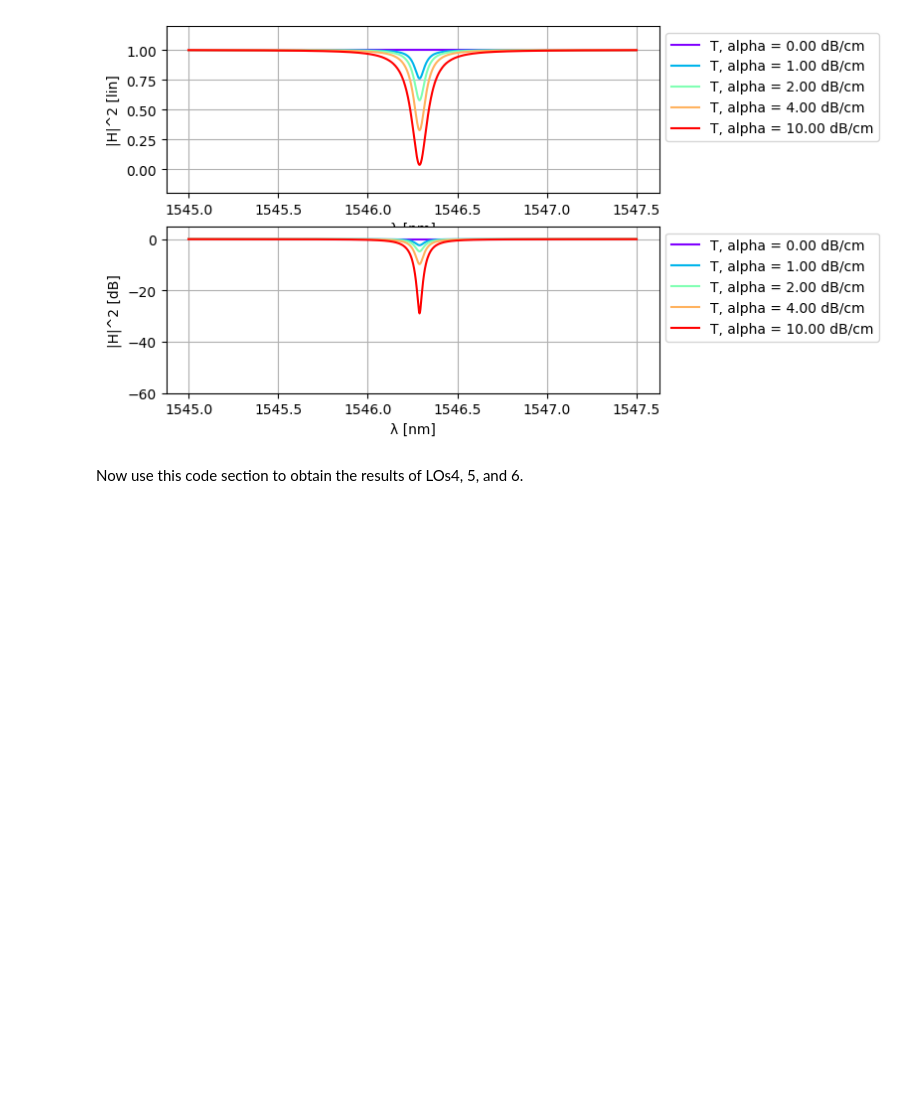
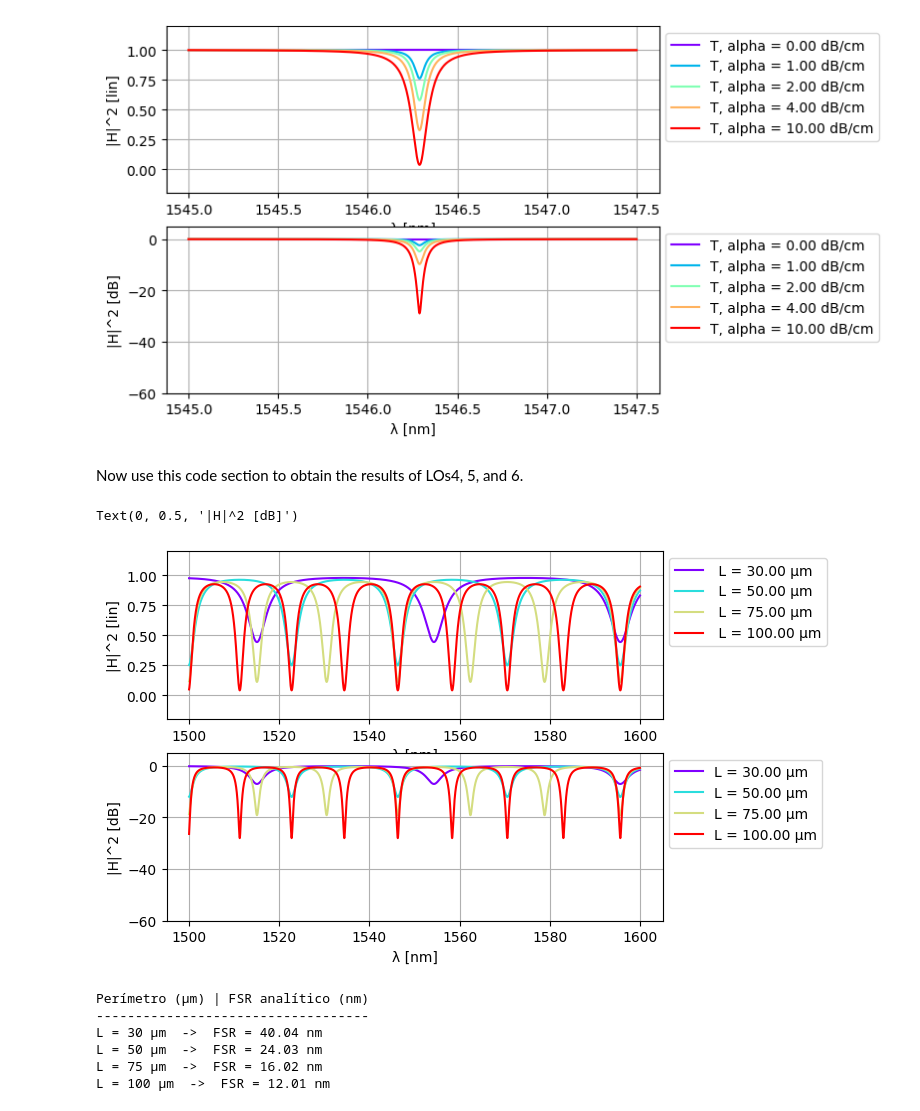
Before and after one commit to claudiaquiles/cifoin-lab3, a Jupyter notebook: CIRCUITS_&_COMPACT_MODELS.ipynb, the cells around one changed output. Saved outputs shown, nothing was run; the diff lists cells and outputs as text; code cells hidden in the pictures; blank space fills up the shorter version.

```diff
--- a/CIRCUITS_&_COMPACT_MODELS.ipynb
+++ b/CIRCUITS_&_COMPACT_MODELS.ipynb
@@ -687,3 +760,65 @@ Text(0, 0.5, '|H|^2 [dB]')
 [figure]
 # %% [markdown]
 Now use this code section to obtain the results of LOs4, 5, and 6.
+# %%
+#LOs4
+# Wavelengths to simulate
+wl = jnp.linspace(1.50, 1.60, 10000)
+
+# Length value to simulate. This is the length of the ring waveguide
+
+ring_perimeter = np.array([30,50,75,100])  #diferent perimeters of the ring
+# Coupling coefficient of the input/output coupler
+coupling = 0.5
+
+n_curves = np.shape(ring_perimeter)[0]
+color = cm.rainbow(np.linspace(0, 1, n_curves))
+
+fig, ax = plt.subplots(2,1)
+for i, L in enumerate(ring_perimeter):
+    # Here we instantiate the ring resonator with the desired ring length
+    # Update this line if you desire to simulate different losses or coupling coefficients
+    ring_ap_test = ring_ap(wl=wl,
+                    wvg_ring={"length": L, "loss": 0.02},
+                    coup={"coupling": coupling}
+                    )
+    T = ring_ap_test["in0", "out0"]
+
+    T_dB = 20.0*jnp.log10(np.abs(T) ** 2)
+
+    ax[0].plot(wl * 1e3, np.abs(T)**2, linestyle="-", color=color[i], label=f" L = {L:.2f} μm")
+
+    ax[1].plot(wl * 1e3, T_dB, linestyle="-", color=color[i], label=f"L = {L:.2f} μm")
+
+ax[0].set_ylim([-0.2,1.2])
+for i in range(0,2):
+    ax[i].grid(visible=True)
+    ax[i].legend(fontsize=8)
+    ax[i].set_xlabel("λ [nm]")
+    ax[i].legend(loc='upper left', bbox_to_anchor=(1, 1))
+ax[1].set_ylim([-60,5])
+
+ax[0].set_ylabel("|H|^2 [lin]")
+ax[1].set_ylabel("|H|^2 [dB]")
+# %% [output]
+Text(0, 0.5, '|H|^2 [dB]')
+[figure, added]
+# %%
+lam= 1.55 #um
+ng= 2.0
+print("Perímetro (µm) | FSR analítico (nm)")
+print("-" * 35)
+for L in ring_perimeter:
+    FSR = (lam**2) / (ng * L * 1e-3)
+
+    FSR_nm = (lam**2) / (ng * L) * 1e3
+    print(f"L = {L:.0f} µm  ->  FSR = {FSR_nm:.2f} nm")
+#A mayor perímetro - FSR más pequeño (resonancias más juntas)
+#A menor perímetro - FSR más grande (resonancias más separadas)
+# %% [output]
+Perímetro (µm) | FSR analítico (nm)
+-----------------------------------
+L = 30 µm  ->  FSR = 40.04 nm
+L = 50 µm  ->  FSR = 24.03 nm
+L = 75 µm  ->  FSR = 16.02 nm
+L = 100 µm  ->  FSR = 12.01 nm
```
Also changed, not shown: parts of 4 cells of this notebook.
